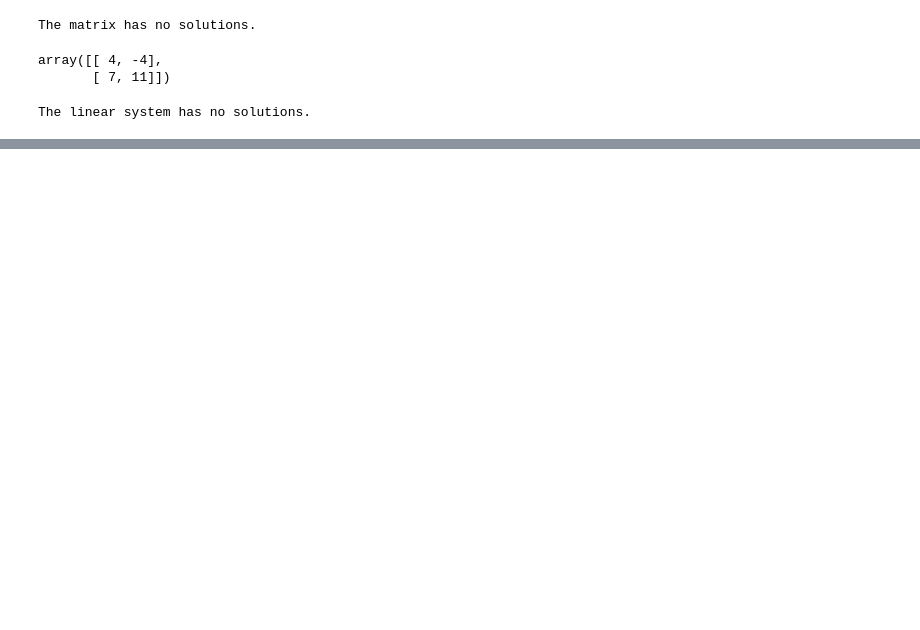
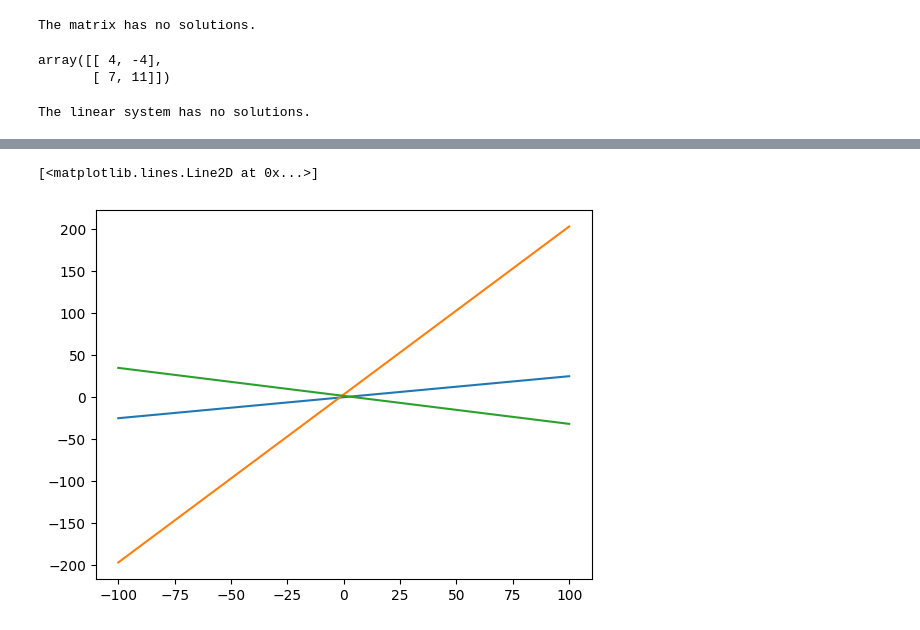
Before and after one commit to Caveexplorer/Linear-Algebra-Practice, a Jupyter notebook: linalg_practice.ipynb, the cells around one changed output, grey strips where cells are left out. Saved outputs shown, nothing was run; the diff lists cells and outputs as text; code cells hidden in the pictures; blank space fills up the shorter version.

```diff
--- a/linalg_practice.ipynb
+++ b/linalg_practice.ipynb
@@ -209,3 +224,16 @@ array([[ 5.25419957e+15],
+# %%
+# Visualize question 17
+x = np.array(range(-100, 101))
+y1 = [(x - 1) / 4 for x in x]
+y2 = [(2 * x) + 3 for x in x]
+y3 = [(4 - x) / 3 for x in x]
+
+plt.plot(x, y1)
+plt.plot(x, y2)
+plt.plot(x, y3)
+# %% [output]
+[<matplotlib.lines.Line2D at 0x...>]
+[figure, added]
 # %%
 # def linear_system_solver(matrix, solution_vector):
 #     augmented_matrix = np.concatenate((matrix, solution_vector), axis = 1)
```
Also changed, not shown: parts of 5 cells of this notebook, 1 other file.
